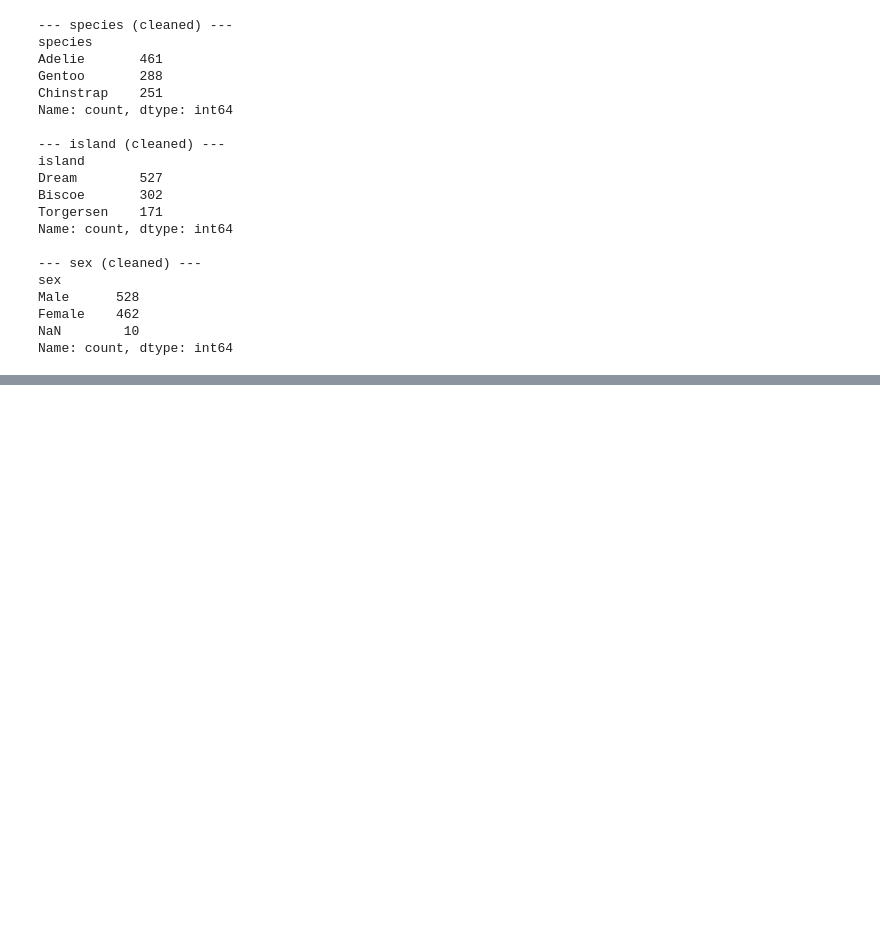
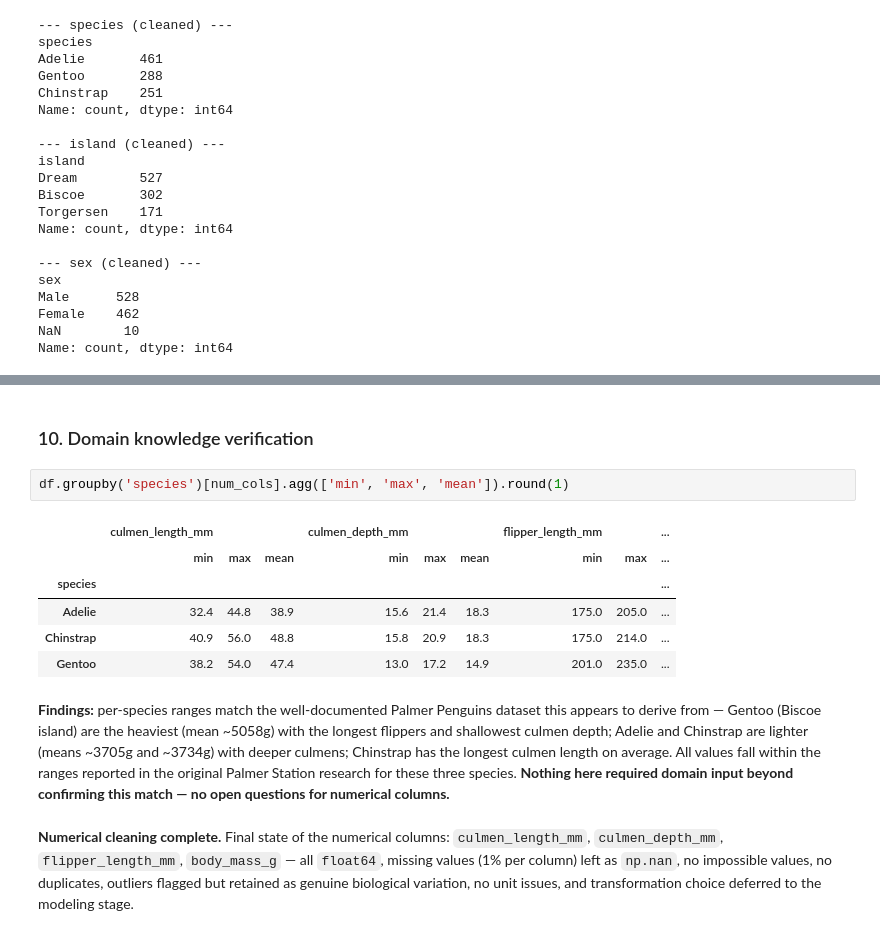
Before and after one commit to rohail410/Penguin-Species-Classification-Project, a Jupyter notebook: project.ipynb, the cells around one changed output, grey strips where cells are left out. Cells and saved outputs as stored; diff of their text form; blank space fills up the shorter version.

```diff
--- a/project.ipynb
+++ b/project.ipynb
@@ -515,0 +718,15 @@ Name: count, dtype: int64
+# %% [markdown]
+### 10. Domain knowledge verification
+# %%
+df.groupby('species')[num_cols].agg(['min', 'max', 'mean']).round(1)
+# %% [output]
+|  | culmen_length_mm |  |  | culmen_depth_mm |  |  | flipper_length_mm |  | ... |
+|  | min | max | mean | min | max | mean | min | max | ... |
+| species |  |  |  |  |  |  |  |  | ... |
+| Adelie | 32.4 | 44.8 | 38.9 | 15.6 | 21.4 | 18.3 | 175.0 | 205.0 | ... |
+| Chinstrap | 40.9 | 56.0 | 48.8 | 15.8 | 20.9 | 18.3 | 175.0 | 214.0 | ... |
+| Gentoo | 38.2 | 54.0 | 47.4 | 13.0 | 17.2 | 14.9 | 201.0 | 235.0 | ... |
+# %% [markdown]
+**Findings:** per-species ranges match the well-documented Palmer Penguins dataset this appears to derive from — Gentoo (Biscoe island) are the heaviest (mean ~5058g) with the longest flippers and shallowest culmen depth; Adelie and Chinstrap are lighter (means ~3705g and ~3734g) with deeper culmens; Chinstrap has the longest culmen length on average. All values fall within the ranges reported in the original Palmer Station research for these three species. **Nothing here required domain input beyond confirming this match — no open questions for numerical columns.**
+# %% [markdown]
+**Numerical cleaning complete.** Final state of the numerical columns: `culmen_length_mm`, `culmen_depth_mm`, `flipper_length_mm`, `body_mass_g` — all `float64`, missing values (1% per column) left as `np.nan`, no impossible values, no duplicates, outliers flagged but retained as genuine biological variation, no unit issues, and transformation choice deferred to the modeling stage.
```
Also changed, not shown: parts of 29 cells of this notebook, 3 other files.
